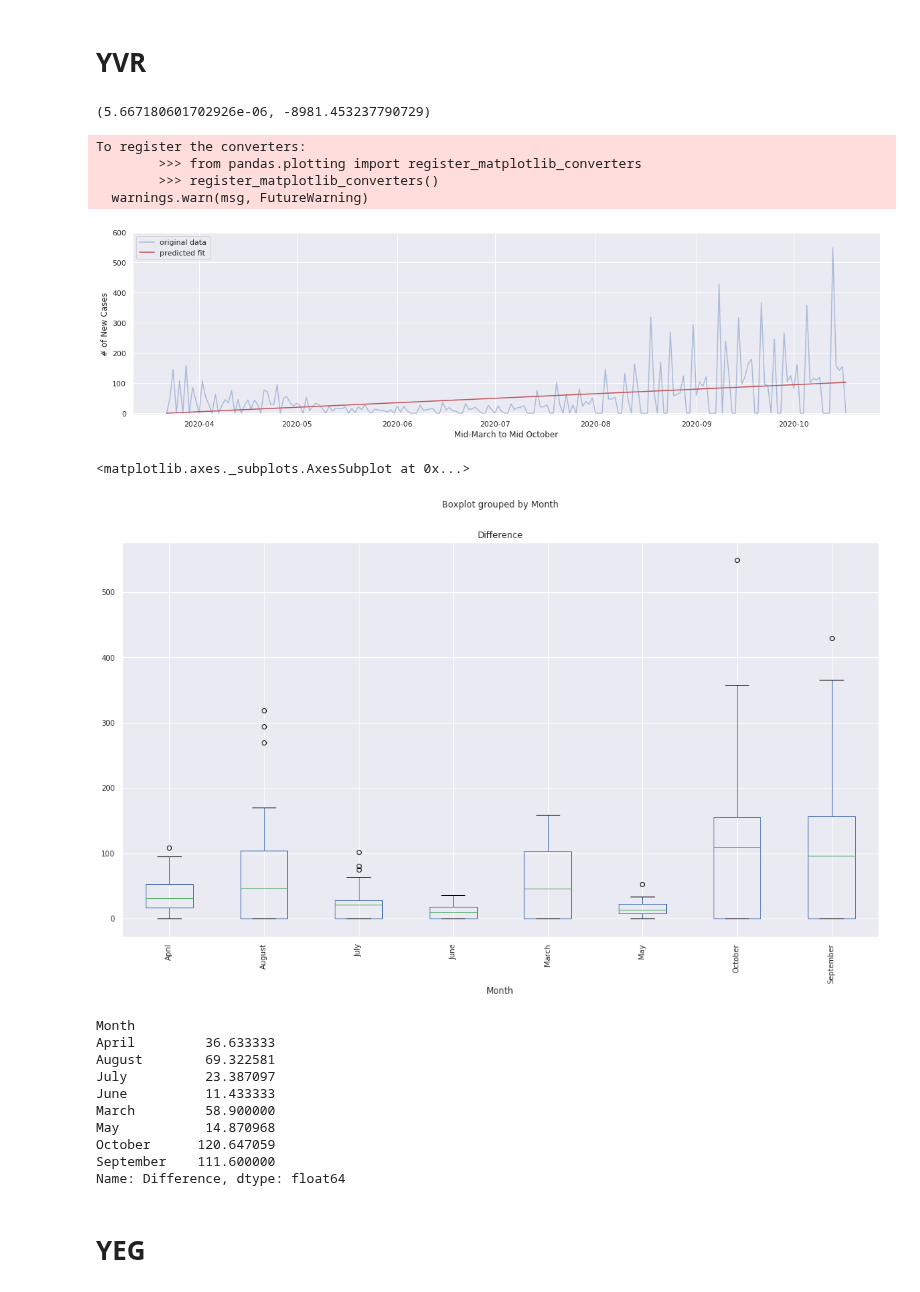
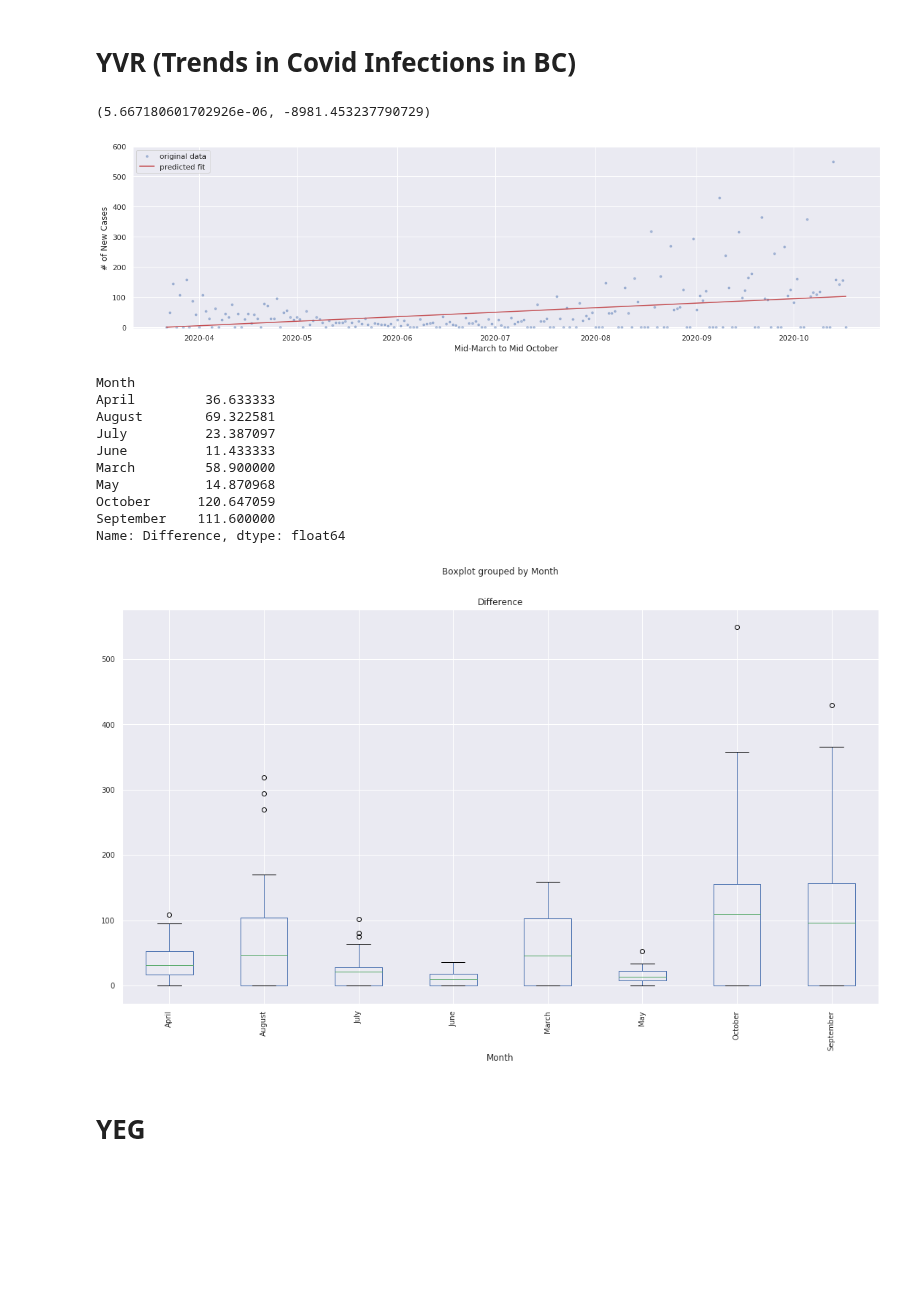
Before and after one commit to clement-ip/covid-airport-travel, a Jupyter notebook: analyze_covid_hubs.ipynb, the cells around one changed output. Saved outputs shown, nothing was run; the diff lists cells and outputs as text; code cells hidden in the pictures; blank space fills up the shorter version.

```diff
--- a/analyze_covid_hubs.ipynb
+++ b/analyze_covid_hubs.ipynb
@@ -26,5 +26,5 @@ def makeTimestamp(x):
-# %% [markdown]
-# YVR
+# %% [markdown]
+# YVR (Trends in Covid Infections in BC)
 # %%
 yvrCases = yvrCases.drop(columns = ["Unnamed: 0", "Unnamed: 0.1", "Unnamed: 0.1.1", "Unnamed: 0.1.1.1"])
 yvrCases.loc[0,"Difference"] = 0
@@ -37,35 +37,28 @@ fit.slope, fit.intercept
 # %%
 # Plot daily new cases
 plt.figure(figsize = (20,5))
 plt.ylim(-5,600)
 plt.xlabel("Mid-March to Mid October")
 plt.ylabel("# of New Cases")
-plt.plot(yvrCases["Date"], yvrCases["Difference"], 'b-', label = 'original data', alpha = 0.4)
+plt.plot(yvrCases["Date"], yvrCases["Difference"], 'b.', label = 'original data', alpha = 0.4)
 plt.plot(yvrCases["Date"], yvrCases["Prediction"], 'r-', label = 'predicted fit')
 plt.legend()
 plt.show()
+
+yvrCases["Month"] = yvrCases['Date'].dt.month_name()
+yvrCases.boxplot(column = ['Difference'], by = 'Month', rot = 90, fontsize = 10, figsize = (18,10))
+
+yvrCases.groupby(['Month'])["Difference"].mean()
 # %% [output]
+[figure, new version]
-To register the converters:
-        >>> from pandas.plotting import register_matplotlib_converters
-        >>> register_matplotlib_converters()
-  warnings.warn(msg, FutureWarning)
+Month
+April         36.633333
+August        69.322581
+July          23.387097
+June          11.433333
+March         58.900000
+May           14.870968
+October      120.647059
+September    111.600000
+Name: Difference, dtype: float64
-[figure, old version]
+[figure, added]
-# %%
-yvrCases["Month"] = yvrCases['Date'].dt.month_name()
-yvrCases.boxplot(column = ['Difference'], by = 'Month', rot = 90, fontsize = 10, figsize = (18,10))
-# %% [output]
-<matplotlib.axes._subplots.AxesSubplot at 0x...>
-[figure, removed]
-# %%
-yvrCases.groupby(['Month'])["Difference"].mean()
-# %% [output]
-Month
-April         36.633333
-August        69.322581
-July          23.387097
-June          11.433333
-March         58.900000
-May           14.870968
-October      120.647059
-September    111.600000
-Name: Difference, dtype: float64
```
Also changed, not shown: parts of 4 cells of this notebook, 1 other file.
